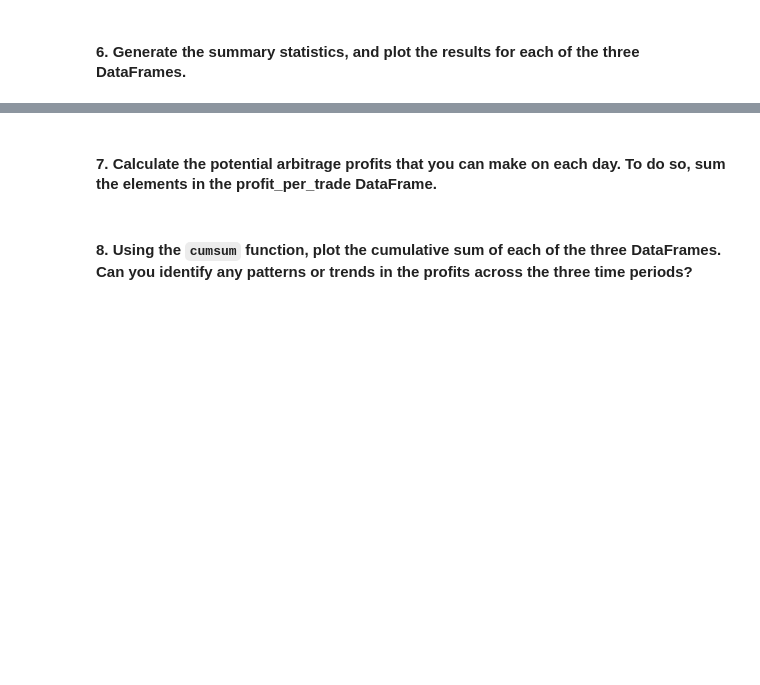
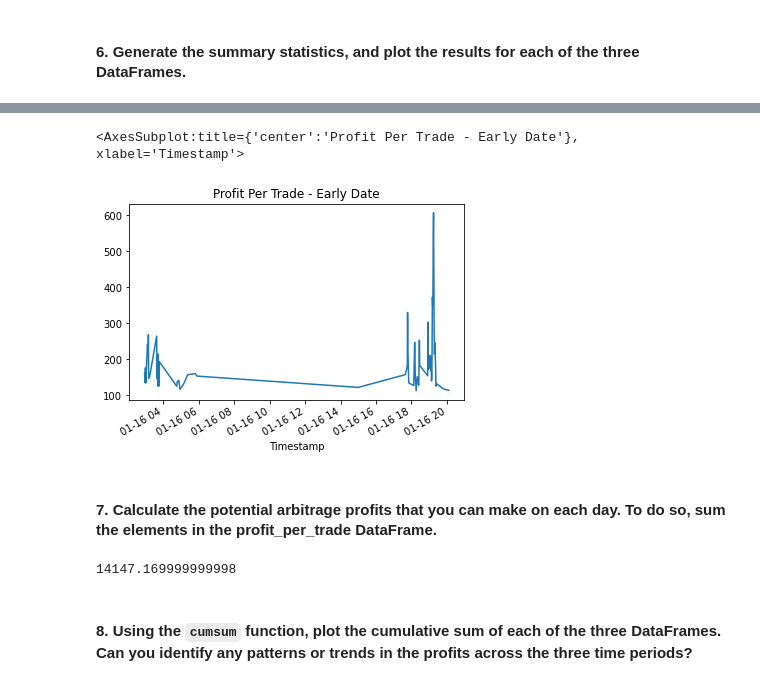
Before and after one commit to silvanoross/Arbitrage_Analysis, a Jupyter notebook: crypto_arbitrage.ipynb, the cells around one changed output, grey strips where cells are left out. Saved outputs shown, nothing was run; the diff lists cells and outputs as text; code cells hidden in the pictures; blank space fills up the shorter version.

Commit message:
Got through more arbitrage profit

```diff
--- a/crypto_arbitrage.ipynb
+++ b/crypto_arbitrage.ipynb
@@ -629,10 +685,11 @@ Name: Close, dtype: float64
 # %%
 # For the date early in the dataset, calculate the potential profit per trade in dollars
 # Multiply the profitable trades by the cost of the Bitcoin that was purchased
-profit_early = profitable_trades_early * coinbase['Close'].loc['2018-01-16']
+profit_early = profitable_trades_early * bitstamp['Close'].loc['2018-01-16']
 
 # Drop any missing values from the profit DataFrame
-profit_per_trade_early = # YOUR CODE HERE
+profit_per_trade_early = profit_early.dropna()
 
 # View the early profit DataFrame
-# YOUR CODE HERE
+display(profit_per_trade_early.head())
+display(profit_per_trade_early.tail())
@@ -644,11 +727,18 @@ profit_per_trade_early = # YOUR CODE HERE
 # %%
 # Plot the results for the early profit per trade DataFrame
 # YOUR CODE HERE
+profit_per_trade_early.plot(kind='line', title='Profit Per Trade - Early Date')
+# %% [output]
+<AxesSubplot:title={'center':'Profit Per Trade - Early Date'}, xlabel='Timestamp'>
+[figure, added]
 # %% [markdown]
 #### 7. Calculate the potential arbitrage profits that you can make on each day. To do so, sum the elements in the profit_per_trade DataFrame.
 # %%
 # Calculate the sum of the potential profits for the early profit per trade DataFrame
 # YOUR CODE HERE
+profit_per_trade_early.sum()
+# %% [output]
+14147.169999999998
 # %% [markdown]
 #### 8. Using the `cumsum` function, plot the cumulative sum of each of the three DataFrames. Can you identify any patterns or trends in the profits across the three time periods?
 # %%
```
Also changed, not shown: parts of 8 cells of this notebook.
